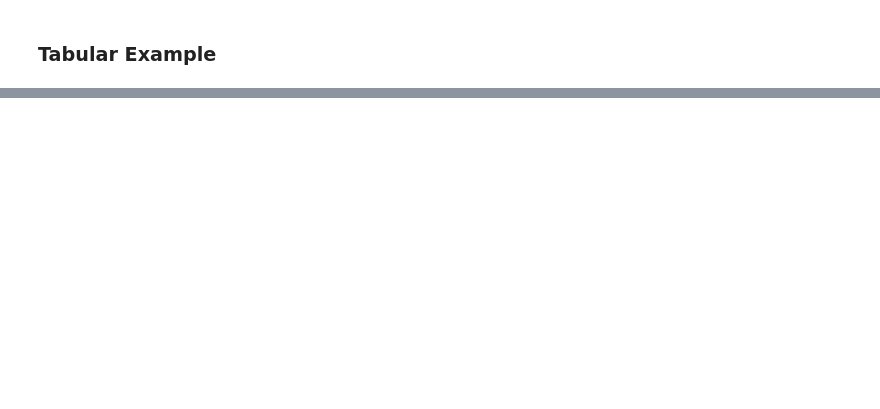
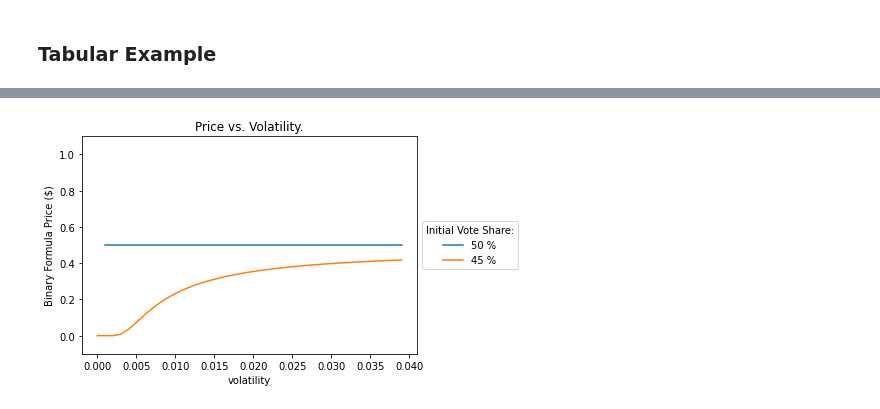
Before and after one commit to FergM/fattails, a Jupyter notebook: notebooks/NB38 - Election Predictions.ipynb, the cells around one changed output, grey strips where cells are left out. Drawn from its saved outputs; the diff is of its cells as text; code cells hidden in the pictures; blank space fills up the shorter version.

Commit message:
Update NB38: Improve plots and tidy

```diff
--- a/notebooks/NB38 - Election Predictions.ipynb
+++ b/notebooks/NB38 - Election Predictions.ipynb
@@ -14,7 +14,7 @@ Sidenote about *erfc*:
 # %%
 from scipy.special import erfc, erfinv
 
-def binary_price_sigma(Y0, sigma, t0, T, l=0):
+def get_binary_price(Y0, sigma, t0, T, l=0):
     """Forecast probability of winning on a binary bet.
 
     For SCFT chapter 12 election prediction
@@ -187,0 +159,24 @@ ax.legend(title='Initial Value: Y0');
+# %%
+# Row Values
+s_values = np.arange(0, 0.04, step=0.001)
+s_values = pd.Series(s_values, name='volatility')
+
+# Column Values
+Y0_values = [0.65, 0.60, 0.55, 0.50, 0.45, 0.40, 0.35]
+
+# Time to Maturity
+t0 = 0
+T = 30*5
+
+# Make Columns
+data = {}
+for Y0_value in Y0_values:
+
+    data[Y0_value] = s_values.apply(lambda s_value: get_binary_price(Y0_value, s_value, t0, T))
+
+# Make DataFrame
+df = pd.DataFrame(data)
+df.columns.name = 'vote_share'
+df.index = s_values
+
+display(df.tail().round(2))
@@ -187,0 +191,6 @@ ax.legend(title='Initial Value: Y0');
+# %%
+column_selection = [0.5, 0.45]
+
+plot_price_df(df.loc[:, column_selection]);
+# %% [output]
+[figure, added]
```
Also changed, not shown: parts of 18 cells of this notebook.
